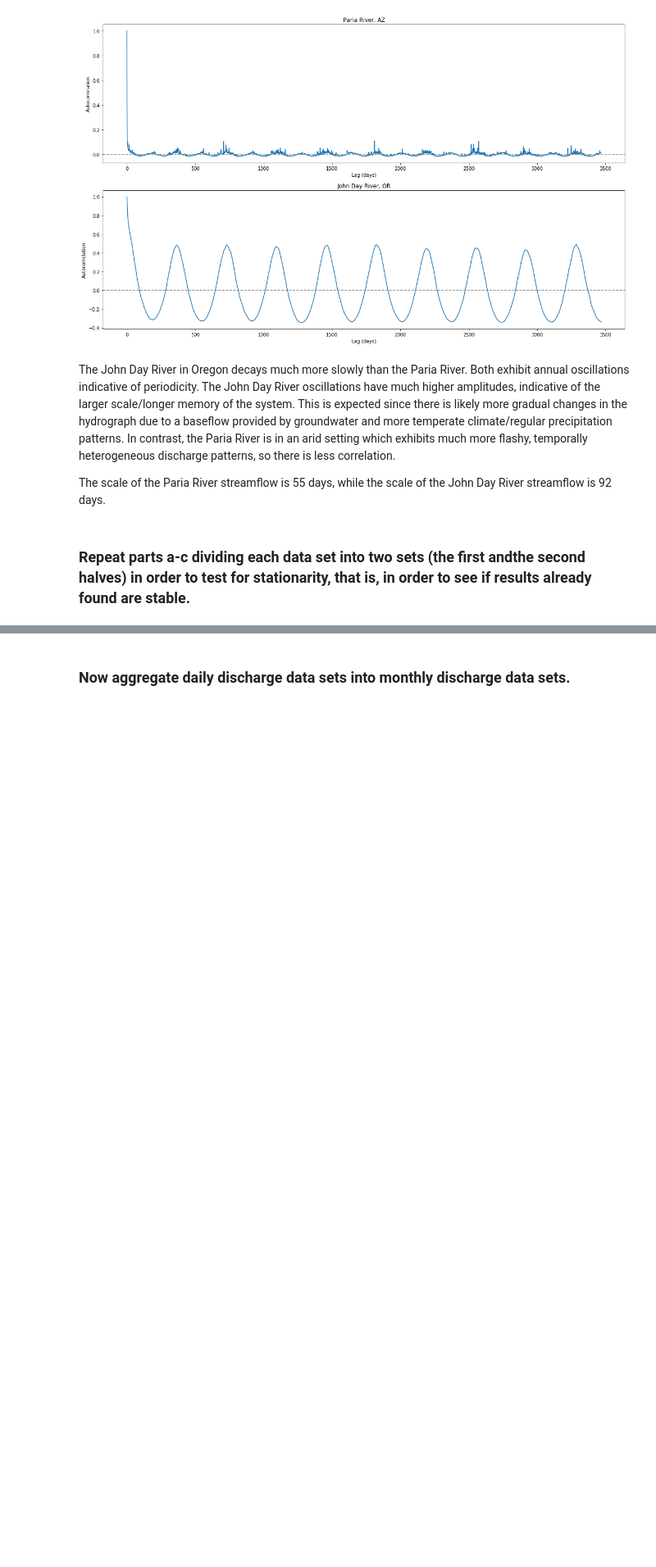
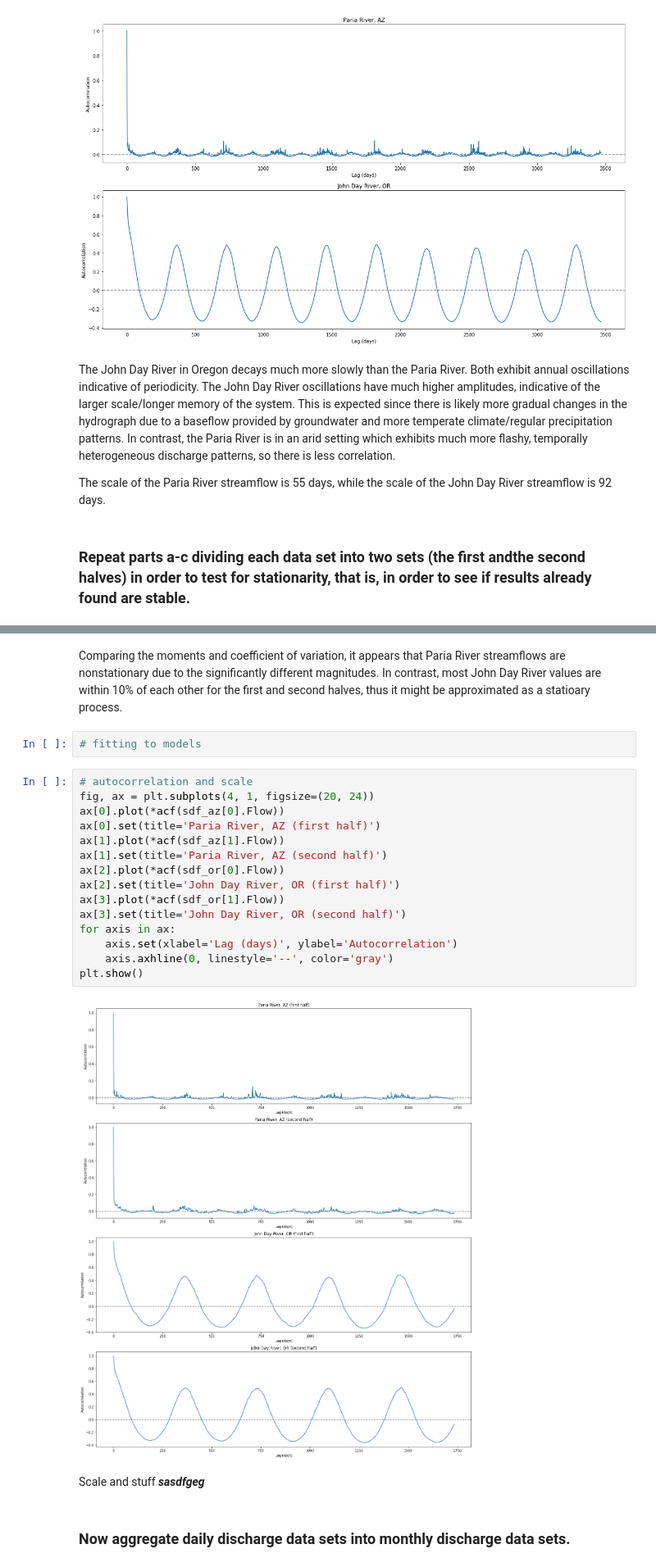
Before and after one commit to klarrieu/HYD142, a Jupyter notebook: Project.ipynb, the cells around one changed output, grey strips where cells are left out. Shown at 82% size. Drawn from its saved outputs; the diff is of its cells as text; blank space fills up the shorter version.

Commit message:
finished most stuff for all groups

```diff
--- a/Project.ipynb
+++ b/Project.ipynb
@@ -94,2 +150,25 @@ The scale of the Paria River streamflow is 55 days, while the scale of the John
+# %% [markdown]
+Comparing the moments and coefficient of variation, it appears that Paria River streamflows are nonstationary due to the significantly different magnitudes. In contrast, most John Day River values are within 10% of each other for the first and second halves, thus it might be approximated as a statioary process.
+# %%
+# fitting to models
+# %%
+# autocorrelation and scale
+fig, ax = plt.subplots(4, 1, figsize=(20, 24))
+ax[0].plot(*acf(sdf_az[0].Flow))
+ax[0].set(title='Paria River, AZ (first half)')
+ax[1].plot(*acf(sdf_az[1].Flow))
+ax[1].set(title='Paria River, AZ (second half)')
+ax[2].plot(*acf(sdf_or[0].Flow))
+ax[2].set(title='John Day River, OR (first half)')
+ax[3].plot(*acf(sdf_or[1].Flow))
+ax[3].set(title='John Day River, OR (second half)')
+for axis in ax:
+    axis.set(xlabel='Lag (days)', ylabel='Autocorrelation')
+    axis.axhline(0, linestyle='--', color='gray')
+plt.show()
+# %% [output]
+[figure, added]
+# %% [markdown]
+Scale and stuff ***sasdfgeg***
 # %% [markdown]
 ### Now aggregate daily discharge data sets into monthly discharge data sets.
```
Also changed, not shown: parts of 24 cells of this notebook.
